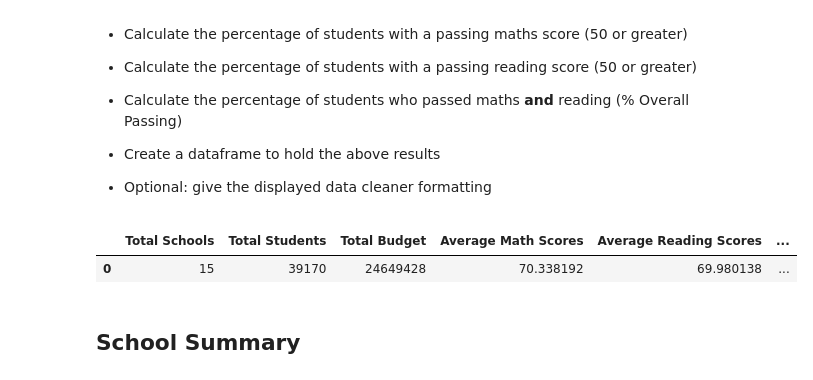
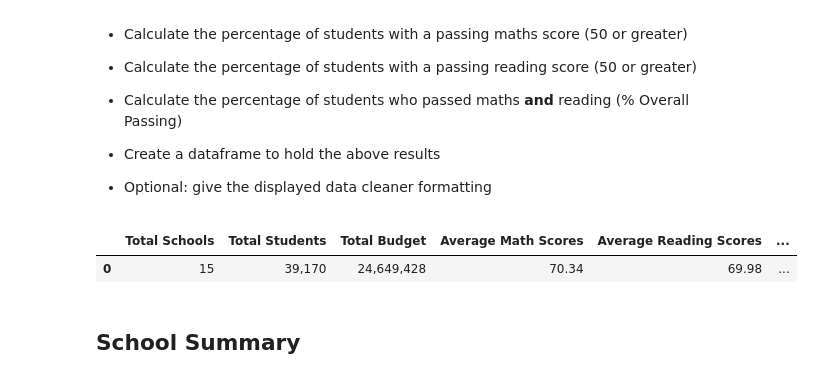
Before and after one commit to ljulbrich/pandas-challenge, a Jupyter notebook: PyCitySchools/PyCitySchools_starter.ipynb, the cells around one changed output. Saved outputs shown, nothing was run; the diff lists cells and outputs as text; code cells hidden in the pictures.

```diff
--- a/PyCitySchools/PyCitySchools_starter.ipynb
+++ b/PyCitySchools/PyCitySchools_starter.ipynb
@@ -41,18 +42,27 @@ school_data_complete = pd.merge(student_data, school_data, how="left", on=["scho
 # %%
 total_schools = len(school_data["School ID"])
 total_students = len(school_data_complete["Student ID"])
 total_budget = school_data["budget"].sum()
 average_math_scores = school_data_complete["maths_score"].mean()
 average_reading_scores = school_data_complete["reading_score"].mean()
+# The two lines below first finds the total number below 50 and then finds the percentage of the total amount
 passing_math = len(school_data_complete[school_data_complete["maths_score"] > 50])/len(school_data_complete["maths_score"])*100
 passing_reading = len(school_data_complete[school_data_complete["reading_score"] > 50])/len(school_data_complete["reading_score"])*100
 LGA_summary = pd.DataFrame({"Total Schools" : [total_schools], "Total Students" : [total_students], "Total Budget" : [total_budget],
                             "Average Math Scores" : [average_math_scores], "Average Reading Scores" : [average_reading_scores],
-                            "% Passing Maths" : [passing_math], "% Passing Reding" : [passing_reading]})
+                            "% Passing Maths" : [passing_math], "% Passing Reading" : [passing_reading]})
+
+LGA_summary["Total Students"] = LGA_summary["Total Students"].map("{:,.0f}".format)
+LGA_summary["Total Budget"] = LGA_summary["Total Budget"].map("{:,.0f}".format)
+LGA_summary["Average Math Scores"] = LGA_summary["Average Math Scores"].map("{:,.2f}".format)
+LGA_summary["Average Reading Scores"] = LGA_summary["Average Reading Scores"].map("{:,.2f}".format)
+LGA_summary["% Passing Maths"] = LGA_summary["% Passing Maths"].map("{:,.2f} %".format)
+LGA_summary["% Passing Reading"] = LGA_summary["% Passing Reading"].map("{:,.2f} %".format)
+
 LGA_summary
 # %% [output]
 |  | Total Schools | Total Students | Total Budget | Average Math Scores | Average Reading Scores | ... |
-| 0 | 15 | 39170 | 24649428 | 70.338192 | 69.980138 | ... |
+| 0 | 15 | 39,170 | 24,649,428 | 70.34 | 69.98 | ... |
 # %% [markdown]
 ## School Summary
 # %% [markdown]
```
Also changed, not shown: parts of 3 cells of this notebook.
